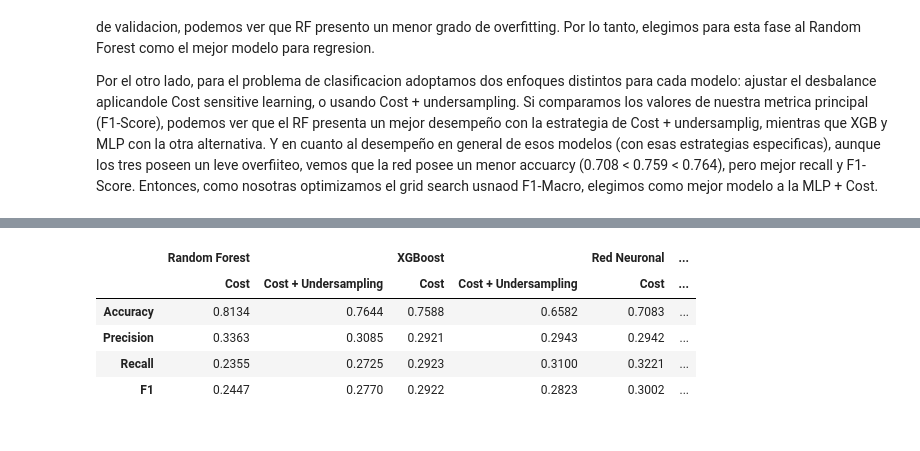
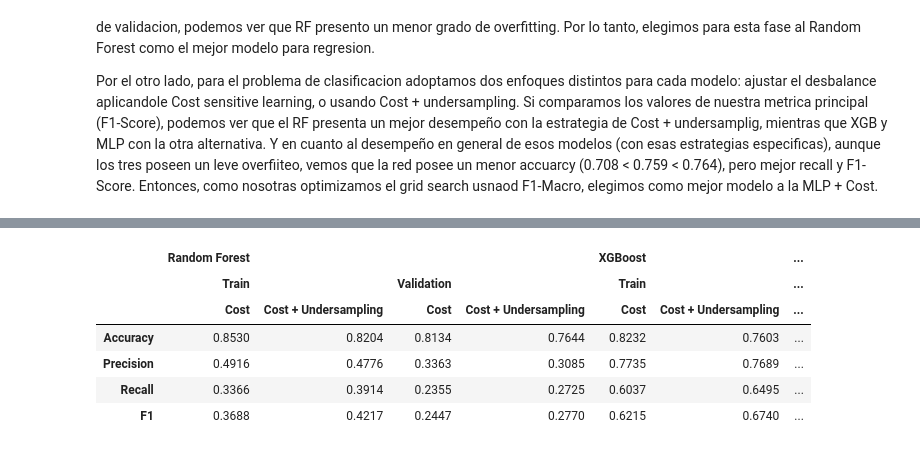
Before and after one commit to SolGarciaPereyra/Clasificador_Recomendador_Libros, a Jupyter notebook: ModeloAvanzado_FeaturesAvanzadas.ipynb, the cells around one changed output, grey strips where cells are left out. Drawn from its saved outputs; the diff is of its cells as text; code cells hidden in the pictures.

Commit message:
Mejoro las tablas

```diff
--- a/ModeloAvanzado_FeaturesAvanzadas.ipynb
+++ b/ModeloAvanzado_FeaturesAvanzadas.ipynb
@@ -847,32 +847,68 @@ Por el otro lado, para el problema de clasificacion adoptamos dos enfoques disti
 #Aclaracion: Hardcodeamos los resultados encontrados porque tardo mucho en correr el notebook,
 #entonces preferimos usar ese tiempo corriendo otros modelos y otras secciones del trabajo
 #Para los resultados de regresion:
-tabla_regresion = pd.DataFrame({
-        "Random Forest": [0.112964, 0.336101, 0.260872, 0.203582],
-        "XGBoost":       [0.112742, 0.335770, 0.263413, 0.205148],
-        "Red Neuronal":  [0.133252, 0.365037, 0.276452, 0.060543],
-    },
-    index = ["MSE", "RMSE", "MAE", "R²"])
+columnas_regresion = pd.MultiIndex.from_tuples([
+    ("Random Forest", "Train"),
+    ("Random Forest", "Validation"),
+    ("XGBoost", "Train"),
+    ("XGBoost", "Validation"),
+    ("Red Neuronal", "Train"),
+    ("Red Neuronal", "Validation"),])
+
+tabla_regresion = pd.DataFrame([
+        [0.082720, 0.112964, 0.075411, 0.112742, 0.114985, 0.133252],  # MSE
+        [0.287611, 0.336101, 0.274612, 0.335770, 0.339094, 0.365037],  # RMSE
+        [0.219830, 0.260872, 0.205978, 0.263413, 0.259703, 0.276452],  # MAE
+        [0.415076, 0.203582, 0.466756, 0.205148, 0.186930, 0.060543],  # R²
+    ],
+    index = ["MSE", "RMSE", "MAE", "R²"],
+    columns = columnas_regresion,)
+
 display(tabla_regresion.round(4))
 
 #Para clasificacion:
+#Para clasificacion:
 columnas = pd.MultiIndex.from_tuples([
-    ("Random Forest", "Cost"),
-    ("Random Forest", "Cost + Undersampling"),
-    ("XGBoost", "Cost"),
-    ("XGBoost", "Cost + Undersampling"),
-    ("Red Neuronal", "Cost"),
-    ("Red Neuronal", "Cost + Undersampling"),
-])
+    # Random Forest
+    ("Random Forest", "Train", "Cost"),
+    ("Random Forest", "Train", "Cost + Undersampling"),
+    ("Random Forest", "Validation", "Cost"),
+    ("Random Forest", "Validation", "Cost + Undersampling"),
+
+    # XGBoost
+    ("XGBoost", "Train", "Cost"),
+    ("XGBoost", "Train", "Cost + Undersampling"),
+    ("XGBoost", "Validation", "Cost"),
+    ("XGBoost", "Validation", "Cost + Undersampling"),
+
+    # Red Neuronal
+    ("Red Neuronal", "Train", "Cost"),
+    ("Red Neuronal", "Train", "Cost + Undersampling"),
+    ("Red Neuronal", "Validation", "Cost"),
+    ("Red Neuronal", "Validation", "Cost + Undersampling"),])
 
 tabla_clasificacion = pd.DataFrame([
-        [0.813382, 0.764358, 0.758757, 0.658183, 0.708330, 0.753584],  # Accuracy
-        [0.336334, 0.308524, 0.292093, 0.294256, 0.294237, 0.289307],  # Precision
-        [0.235527, 0.272472, 0.292302, 0.309971, 0.322107, 0.303963],  # Recall
-        [0.244745, 0.276963, 0.292167, 0.282259, 0.300226, 0.295335],  # F1
-    ],
-    index = ["Accuracy", "Precision", "Recall", "F1"],
-    columns = columnas)
+    # Accuracy
+    [   0.853048, 0.820434, 0.813382, 0.764358,
+        0.823200, 0.760348, 0.758757, 0.658183,
+        0.746093, 0.810218, 0.708330, 0.753584],
+
+    # Precision
+    [   0.491635, 0.477595, 0.336334, 0.308524,
+        0.773484, 0.768872, 0.292093, 0.294256,
+        0.520608, 0.358895, 0.294237, 0.289307],
+
+    # Recall
+    [   0.336606, 0.391444, 0.235527, 0.272472,
+        0.603737, 0.649528, 0.292302, 0.309971,
+        0.442728, 0.394259, 0.322107, 0.303963],
+
+    # F1
+    [   0.368837, 0.421684, 0.244745, 0.276963,
+        0.621479, 0.673999, 0.292167, 0.282259,
+        0.462312, 0.369346, 0.300226, 0.295335]],
+index = ["Accuracy", "Precision", "Recall", "F1"],
+columns = columnas)
 
 display(tabla_clasificacion.round(4))
 # %% [output]
@@ -884,6 +921,7 @@ display(tabla_clasificacion.round(4))
-|  | Random Forest |  | XGBoost |  | Red Neuronal | ... |
-|  | Cost | Cost + Undersampling | Cost | Cost + Undersampling | Cost | ... |
-| Accuracy | 0.8134 | 0.7644 | 0.7588 | 0.6582 | 0.7083 | ... |
-| Precision | 0.3363 | 0.3085 | 0.2921 | 0.2943 | 0.2942 | ... |
-| Recall | 0.2355 | 0.2725 | 0.2923 | 0.3100 | 0.3221 | ... |
-| F1 | 0.2447 | 0.2770 | 0.2922 | 0.2823 | 0.3002 | ... |
+|  | Random Forest |  |  |  | XGBoost |  | ... |
+|  | Train |  | Validation |  | Train |  | ... |
+|  | Cost | Cost + Undersampling | Cost | Cost + Undersampling | Cost | Cost + Undersampling | ... |
+| Accuracy | 0.8530 | 0.8204 | 0.8134 | 0.7644 | 0.8232 | 0.7603 | ... |
+| Precision | 0.4916 | 0.4776 | 0.3363 | 0.3085 | 0.7735 | 0.7689 | ... |
+| Recall | 0.3366 | 0.3914 | 0.2355 | 0.2725 | 0.6037 | 0.6495 | ... |
+| F1 | 0.3688 | 0.4217 | 0.2447 | 0.2770 | 0.6215 | 0.6740 | ... |
```
Also changed, not shown: parts of 1 cell of this notebook.
